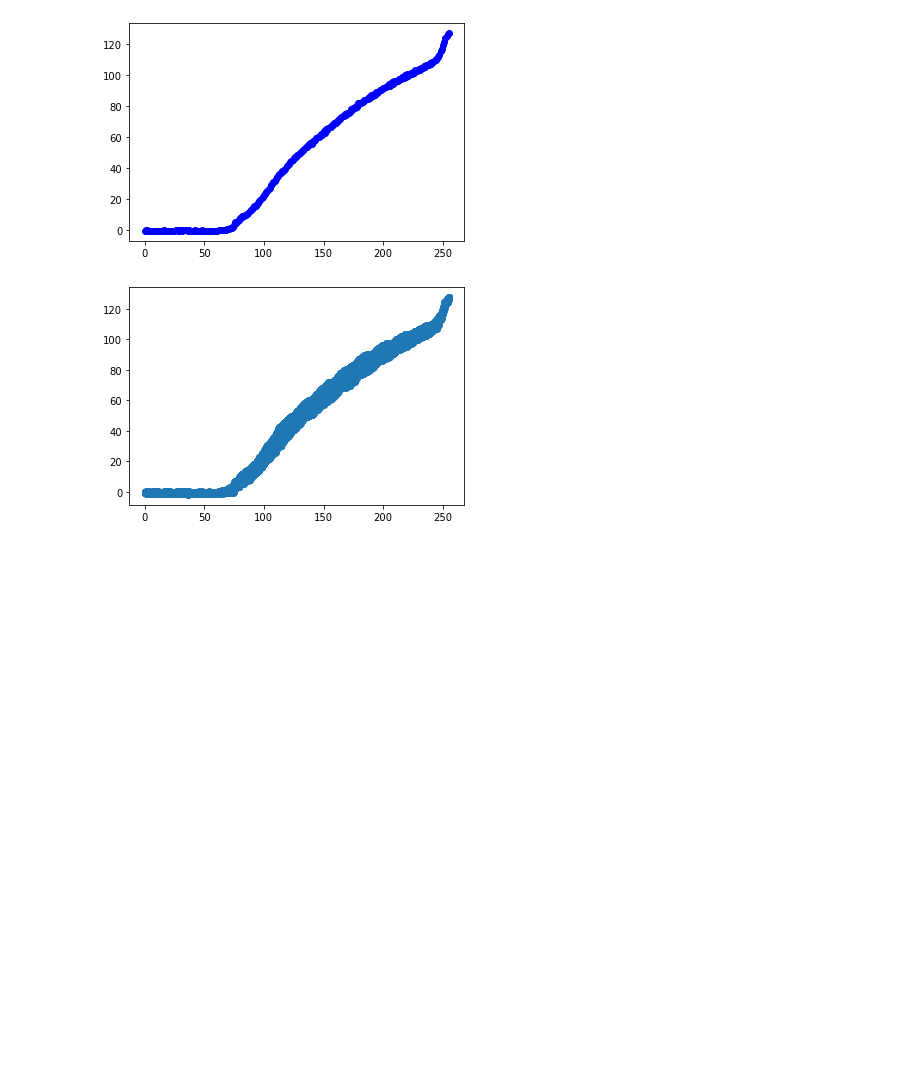
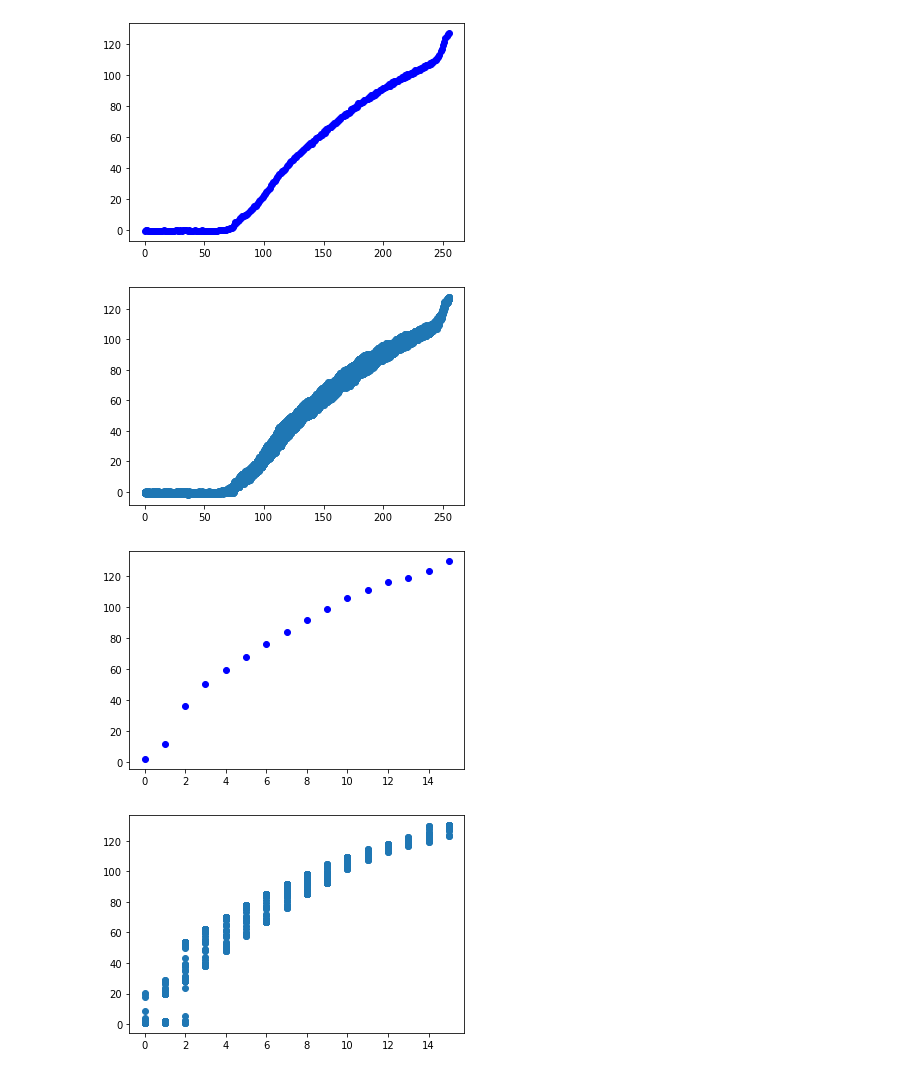
Before and after one commit to mirovix/Ermes, a Jupyter notebook: EV_tests/data_analysis/high_freq_analysis.ipynb, the cells around one changed output. Saved outputs shown, nothing was run; the diff lists cells and outputs as text; code cells hidden in the pictures; blank space fills up the shorter version.

Commit message:
experiment equalized and random

```diff
--- a/EV_tests/data_analysis/high_freq_analysis.ipynb
+++ b/EV_tests/data_analysis/high_freq_analysis.ipynb
@@ -50,3 +50,9 @@ plot_data_file("../freq_experiment/122Hz_complete.0",steps = 256,calibration_fac
 plot_scatter("../freq_experiment/122Hz_complete.0",steps = 256,calibration_factor = cal_fact, tare = tare_)
 # %% [output]
 [figure]
+# %%
+plot_data_file("../freq_experiment/122Hz_equalized_16steps.0",steps = 16,calibration_factor = cal_fact, tare = tare_)
+plot_scatter("../freq_experiment/122Hz_equalized_16steps.0",steps = 16,calibration_factor = cal_fact, tare = tare_)
+# %% [output]
+[figure, added]
+[figure, added]
```
Also changed, not shown: parts of 2 cells of this notebook, 5 other files.
